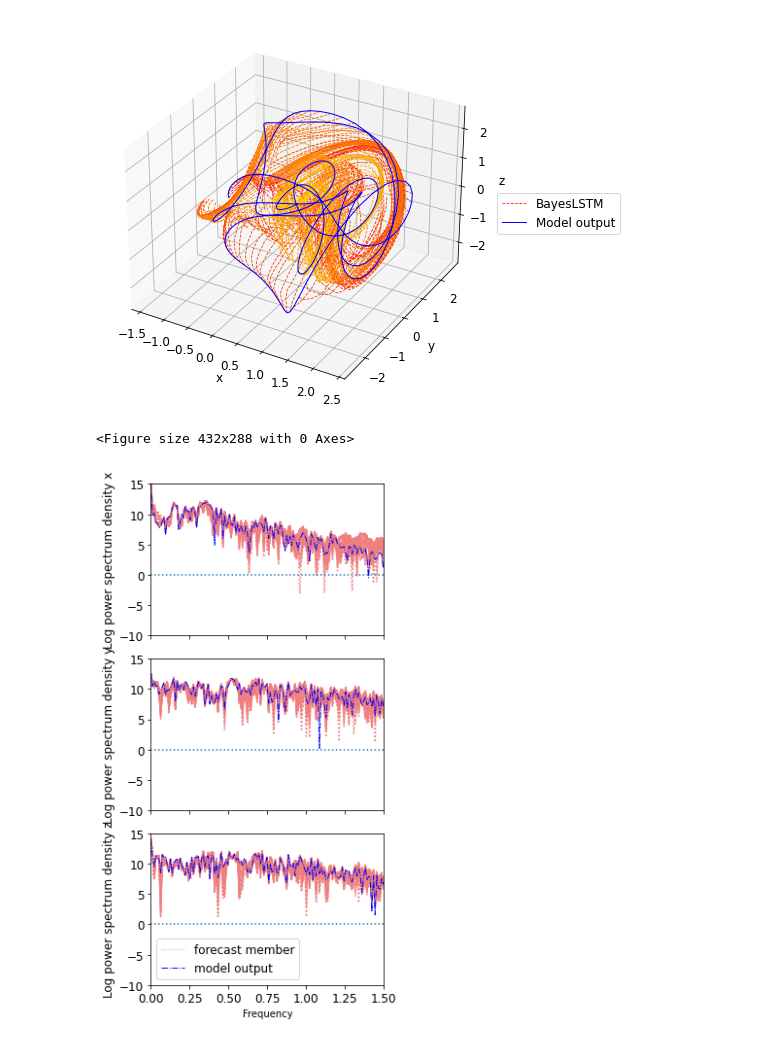
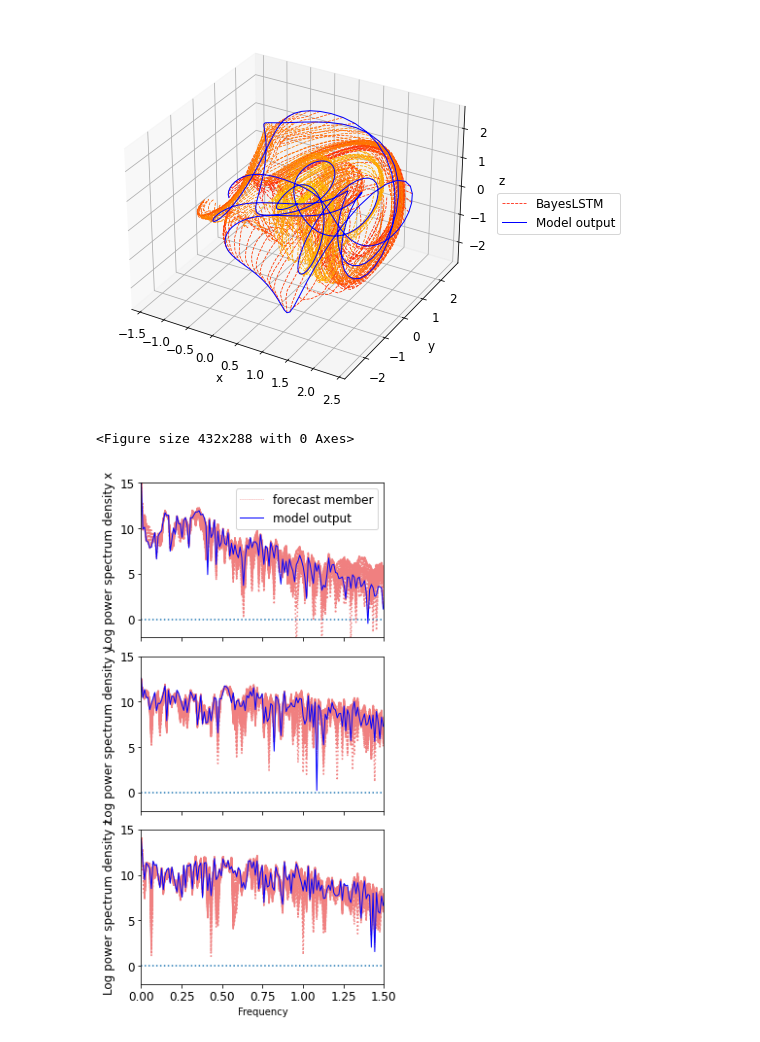
Before and after one commit to geek-yang/DeepArctic, a Jupyter notebook: BayesMap/Lorenz84/paperFigs/ultra_long_series/Lorens84_BayesLSTM_growth_error.ipynb, the cells around one changed output. Cells and saved outputs as stored; diff of their text form; code cells hidden in the pictures.

Commit message:
linestyle to solid line

```diff
--- a/BayesMap/Lorenz84/paperFigs/ultra_long_series/Lorens84_BayesLSTM_growth_error.ipynb
+++ b/BayesMap/Lorenz84/paperFigs/ultra_long_series/Lorens84_BayesLSTM_growth_error.ipynb
@@ -94,9 +67,9 @@ print(ಠ_ಠ)
 # model type
 model_type = 'lorenz84ex' # choose lorenz84 / lorenz84ex / lorenz84AA
 # datapath for output
-output_path = 'H:\\Creator_Zone\\Script_craft\\ML4Climate\\PredictArctic\\BayesMaps\\Lorenz84\\bayes\\fullseries_ex\\paperFig\\ultra_long_series'
+output_path = '/mnt/e/Creator_Zone/Script_craft/ML4Climate/PredictArctic/BayesMaps/Lorenz84/bayes/fullseries_ex/paperFig/ultra_long_series/per1t'
 # data path of experiment
-pred_lorenz_bayesconvlstm_path = 'H:\\Creator_Zone\\Script_craft\\ML4Climate\\PredictArctic\\BayesMaps\\Lorenz84\\bayes\\fullseries_ex\\ultra_long_series\\epoch3000_p100000_stdx16_layer3'
+model_path = '/mnt/e/Creator_Zone/Script_craft/ML4Climate/PredictArctic/BayesMaps/Lorenz84/bayes/fullseries_ex/ultra_long_series'
 # %% [output]
 I'm a valid variable name!
 # %%
@@ -442,9 +415,9 @@ a_ex = [0.2500010 : 0.2499990] **~0.0004%**<br>
         ax3.plot(index[i:i+display_upto+1], predictand_root[4, 2, i, :display_upto+1] * (z_max - z_min) + z_min,
                  color=colormap(norm(i)), linestyle='dashed', linewidth = 0.8)
     # obs
-    ax1.plot(index[:test_len+1], x[-test_len-1:], color='blue', linestyle='dashdot', label='Model output')
-    ax2.plot(index[:test_len+1], y[-test_len-1:], color='blue', linestyle='dashdot', label='Model output')
-    ax3.plot(index[:test_len+1], z[-test_len-1:], color='blue', linestyle='dashdot', label='Model output')
+    ax1.plot(index[:test_len+1], x[-test_len-1:], color='blue', linestyle='solid', label='Model output')
+    ax2.plot(index[:test_len+1], y[-test_len-1:], color='blue', linestyle='solid', label='Model output')
+    ax3.plot(index[:test_len+1], z[-test_len-1:], color='blue', linestyle='solid', label='Model output')
 
 
     ax1.axhline(y=0, ls = ':')
@@ -536,9 +509,9 @@ a_ex = [0.2500010 : 0.2499990] **~0.0004%**<br>
                      color=colormap(norm(i)), linestyle='dashed', linewidth = 0.8, alpha=0.2)
 
     # obs
-    ax1.plot(index[:test_len+1], x[-test_len-1:], color='blue', linestyle='dashdot', label='Model output')
-    ax2.plot(index[:test_len+1], y[-test_len-1:], color='blue', linestyle='dashdot', label='Model output')
-    ax3.plot(index[:test_len+1], z[-test_len-1:], color='blue', linestyle='dashdot', label='Model output')
+    ax1.plot(index[:test_len+1], x[-test_len-1:], color='blue', linestyle='solid', label='Model output')
+    ax2.plot(index[:test_len+1], y[-test_len-1:], color='blue', linestyle='solid', label='Model output')
+    ax3.plot(index[:test_len+1], z[-test_len-1:], color='blue', linestyle='solid', label='Model output')
 
     ax1.axhline(y=0, ls = ':')
     ax2.axhline(y=0, ls = ':')
@@ -708,40 +681,40 @@ a_ex = [0.2500010 : 0.2499990] **~0.0004%**<br>
                 ax3.plot(freqs_re[num_steps//2:], np.log(ps_pred_ens[i, 2, num_steps//2:,j]), color='lightcoral', linestyle='dotted')
 
     # without perturbation
-    ax1.plot(freqs_re[num_steps//2:], np.log(ps_obs_trivial_AR[0, num_steps//2:]), color='blue', linestyle='dashdot',
+    ax1.plot(freqs_re[num_steps//2:], np.log(ps_obs_trivial_AR[0, num_steps//2:]), color='blue', linestyle='solid',
              linewidth=1.0, label='model output')
-    ax2.plot(freqs_re[num_steps//2:], np.log(ps_obs_trivial_AR[1, num_steps//2:]), color='blue', linestyle='dashdot', linewidth=1.0)
-    ax3.plot(freqs_re[num_steps//2:], np.log(ps_obs_trivial_AR[2, num_steps//2:]), color='blue', linestyle='dashdot',
+    ax2.plot(freqs_re[num_steps//2:], np.log(ps_obs_trivial_AR[1, num_steps//2:]), color='blue', linestyle='solid', linewidth=1.0)
+    ax3.plot(freqs_re[num_steps//2:], np.log(ps_obs_trivial_AR[2, num_steps//2:]), color='blue', linestyle='solid',
              linewidth=1.0, label='model output')
 
     ax1.axhline(y=0, ls = ':')
     ax2.axhline(y=0, ls = ':')
     ax3.axhline(y=0, ls = ':')
 
-    ax1.set_ylim(-10, 15)
-    ax2.set_ylim(-10, 15)
-    ax3.set_ylim(-10, 15)
+    ax1.set_ylim(-2, 15)
+    ax2.set_ylim(-2, 15)
+    ax3.set_ylim(-2, 15)
 
     ax1.set_xlim(0, 1.5)
     ax2.set_xlim(0, 1.5)
     ax3.set_xlim(0, 1.5)
 
-    #ax1.legend(frameon=True, loc=0, prop={'size': 11})
+    ax1.legend(frameon=True, loc=0, prop={'size': 12})
     #ax2.legend(frameon=True, loc=0, prop={'size': 8})
-    ax3.legend(frameon=True, loc=3, prop={'size': 12})
+    # ax3.legend(frameon=True, loc=3, prop={'size': 12})
 
     ax1.set_ylabel("Log power spectrum density x", fontsize=12)
     ax2.set_ylabel("Log power spectrum density y", fontsize=12)
     ax3.set_ylabel("Log power spectrum density z", fontsize=12)
 
     plt.xlabel("Frequency")
     ax1.tick_params(axis='both', which='major', labelsize=12)
     ax2.tick_params(axis='both', which='major', labelsize=12)
     ax3.tick_params(axis='both', which='major', labelsize=12)
 
     plt.tight_layout()
     plt.show()
     fig11.savefig(os.path.join(output_path,'BayesLSTM_forecast_lorenz84_spectrum_log_onlyOne_leadTime{}.png'.format(step_lead_display)),dpi=150)
 # %% [output]
 <Figure size 432x288 with 0 Axes>
-[figure, old version]
+[figure, new version]
```
Also changed, not shown: parts of 4 cells of this notebook.
